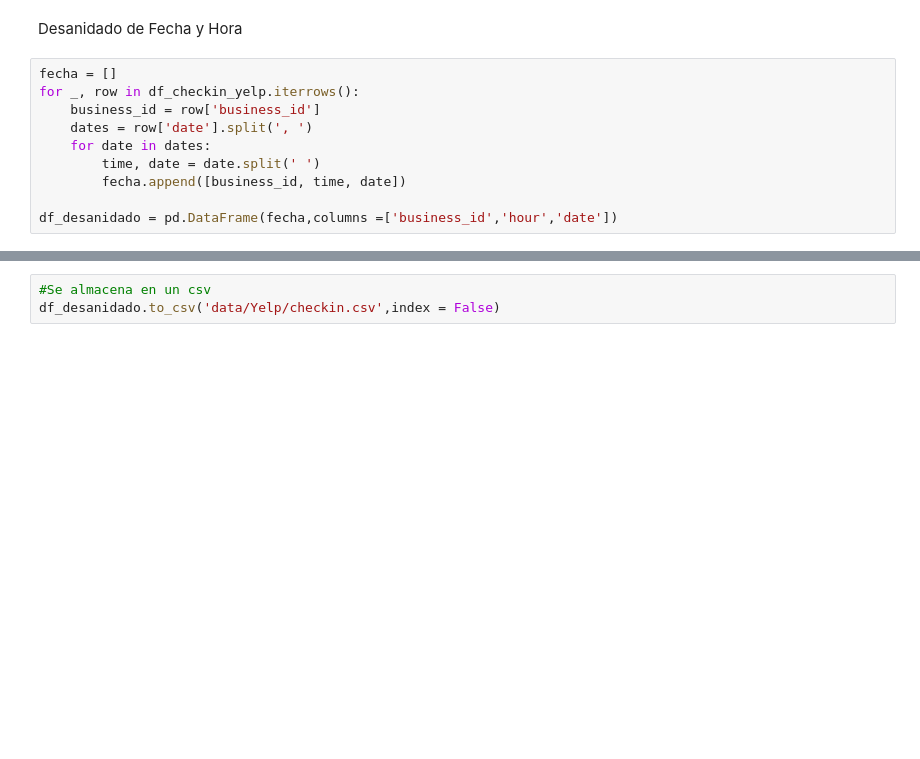
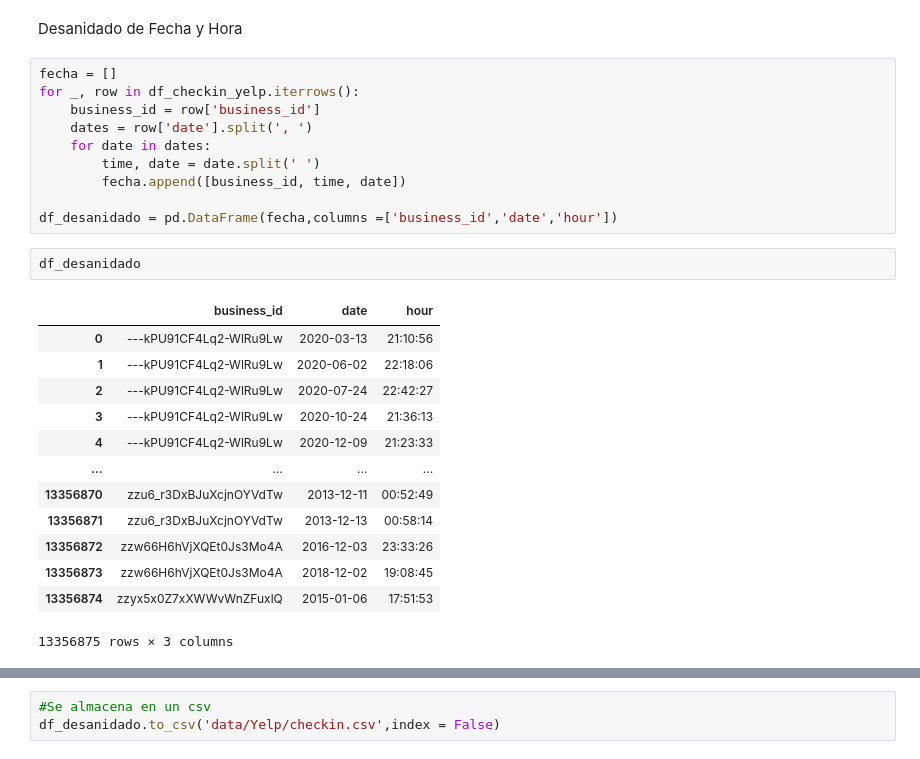
Before and after one commit to camillaneza/PF_Google_Yelp, a Jupyter notebook: ETL_Yelp.ipynb, the cells around one changed output, grey strips where cells are left out. Saved outputs shown, nothing was run; the diff lists cells and outputs as text; blank space fills up the shorter version.

```diff
--- a/ETL_Yelp.ipynb
+++ b/ETL_Yelp.ipynb
@@ -52,4 +68,20 @@ for _, row in df_checkin_yelp.iterrows():
         time, date = date.split(' ')
         fecha.append([business_id, time, date])
 
-df_desanidado = pd.DataFrame(fecha,columns =['business_id','hour','date'])
+df_desanidado = pd.DataFrame(fecha,columns =['business_id','date','hour'])
+# %%
+df_desanidado
+# %% [output]
+|  | business_id | date | hour |
+| 0 | ---kPU91CF4Lq2-WlRu9Lw | 2020-03-13 | 21:10:56 |
+| 1 | ---kPU91CF4Lq2-WlRu9Lw | 2020-06-02 | 22:18:06 |
+| 2 | ---kPU91CF4Lq2-WlRu9Lw | 2020-07-24 | 22:42:27 |
+| 3 | ---kPU91CF4Lq2-WlRu9Lw | 2020-10-24 | 21:36:13 |
+| 4 | ---kPU91CF4Lq2-WlRu9Lw | 2020-12-09 | 21:23:33 |
+| ... | ... | ... | ... |
+| 13356870 | zzu6_r3DxBJuXcjnOYVdTw | 2013-12-11 | 00:52:49 |
+| 13356871 | zzu6_r3DxBJuXcjnOYVdTw | 2013-12-13 | 00:58:14 |
+| 13356872 | zzw66H6hVjXQEt0Js3Mo4A | 2016-12-03 | 23:33:26 |
+| 13356873 | zzw66H6hVjXQEt0Js3Mo4A | 2018-12-02 | 19:08:45 |
+| 13356874 | zzyx5x0Z7xXWWvWnZFuxlQ | 2015-01-06 | 17:51:53 |
+13356875 rows × 3 columns
```
Also changed, not shown: parts of 7 cells of this notebook, 1 other file.
